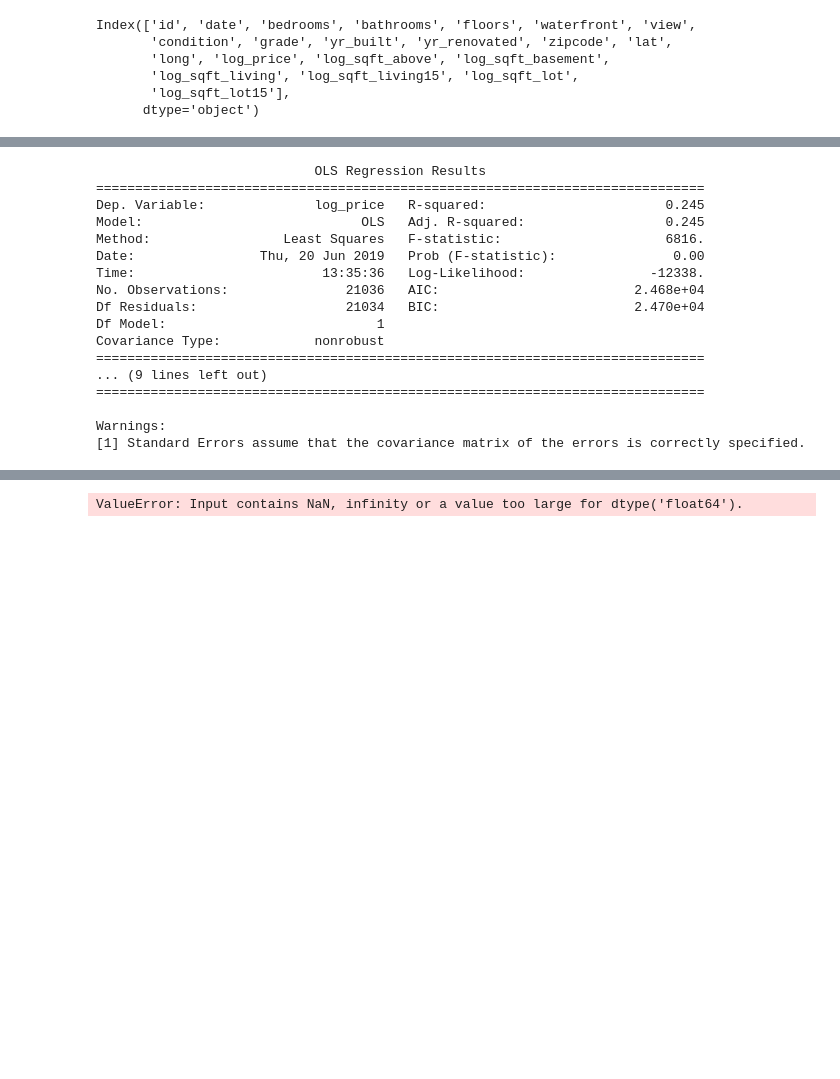
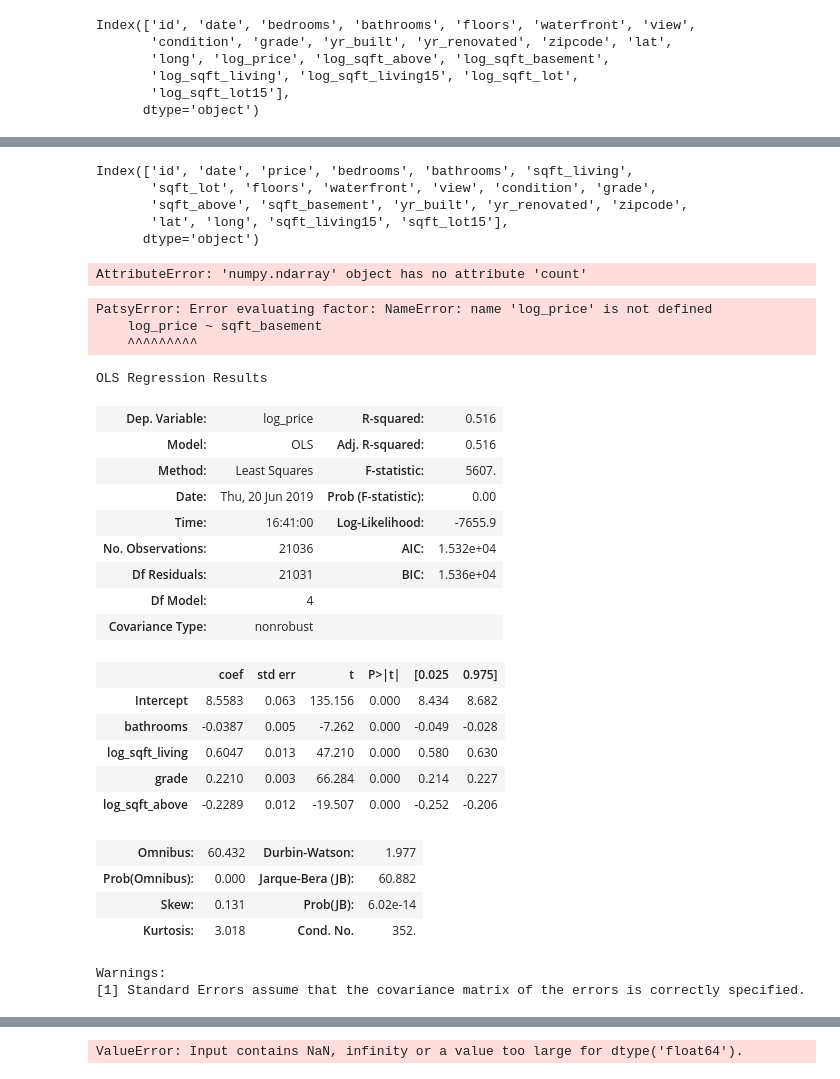
Before and after one commit to matt8955/Mod-1-project, a Jupyter notebook: matt_cleaned_data.ipynb, the cells around one changed output, grey strips where cells are left out. Drawn from its saved outputs; the diff is of its cells as text; code cells hidden in the pictures; blank space fills up the shorter version.

```diff
--- a/matt_cleaned_data.ipynb
+++ b/matt_cleaned_data.ipynb
@@ -215,3 +197,5 @@ sns.heatmap(abs(df.corr()), cmap = 'BuPu', linewidths=.5)
 # %% [output]
 <matplotlib.axes._subplots.AxesSubplot at 0x...>
 [figure]
+# %%
+df = df[['long', 'lat' ,'price']]
@@ -240,6 +226,8 @@ f.jarque_bera('log_price', df)
 # %% [output]
 0
 [figure]
+# %%
+df['view'] = df['view'].replace(0.0, np.nan)
 # %%
 f.partial_regress('log_price', df)
 # %% [output]
@@ -259,0 +245,9 @@ AttributeError: 'DataFrame' object has no attribute 'prize'
+# %%
+#heatmap of lat/long at house prices?
+df= df.loc[: ,13:14]
+# df.info()
+# corr = df.corr()
+# sns.heatmap(corr)
+# sns.heatmap(abs(df['lat','long'].corr()), cmap = 'BuPu', linewidths=.5)
+# c = corr(df.lat , df.long)
+# sns.heatmap((df['lat', 'long'], cmap = 'BuPu', linewidths=.5)
@@ -278,24 +268,52 @@ array([ True,  True,  True, False, False])
+# %%
+df.columns
+# %% [output]
+Index(['id', 'date', 'price', 'bedrooms', 'bathrooms', 'sqft_living',
+       'sqft_lot', 'floors', 'waterfront', 'view', 'condition', 'grade',
+       'sqft_above', 'sqft_basement', 'yr_built', 'yr_renovated', 'zipcode',
+       'lat', 'long', 'sqft_living15', 'sqft_lot15'],
+      dtype='object')
+# %%
+df.view.values.count()
+# %% [output]
+AttributeError: 'numpy.ndarray' object has no attribute 'count'
 # %%
 
 import statsmodels.formula.api as smf
 
-model = smf.ols('log_price ~ bathrooms', df).fit()
+model = smf.ols('log_price ~ bedrooms + bathrooms +sqft_living +
+       sqft_lot +floors + waterfront + view + condition + grade +
+        sqft_above + sqft_basement + yr_built + yr_renovated').fit()
 print(model.summary())
 # %% [output]
-                            OLS Regression Results
-==============================================================================
-Dep. Variable:              log_price   R-squared:                       0.245
-Model:                            OLS   Adj. R-squared:                  0.245
-Method:                 Least Squares   F-statistic:                     6816.
-Date:                Thu, 20 Jun 2019   Prob (F-statistic):               0.00
-Time:                        13:35:36   Log-Likelihood:                -12338.
-No. Observations:               21036   AIC:                         2.468e+04
-Df Residuals:                   21034   BIC:                         2.470e+04
-Df Model:                           1
-Covariance Type:            nonrobust
-==============================================================================
-... (9 lines left out)
-==============================================================================
-
-Warnings:
-[1] Standard Errors assume that the covariance matrix of the errors is correctly specified.
+PatsyError: Error evaluating factor: NameError: name 'log_price' is not defined
+    log_price ~ sqft_basement
+    ^^^^^^^^^
+# %%
+import statsmodels.formula.api as smf
+
+price_vs_bathrooms = smf.ols(formula = 'log_price~bathrooms+log_sqft_living+grade+log_sqft_above',data=df).fit()
+price_vs_bathrooms.summary()
+# %% [output]
+OLS Regression Results
+| Dep. Variable: | log_price | R-squared: | 0.516 |
+| Model: | OLS | Adj. R-squared: | 0.516 |
+| Method: | Least Squares | F-statistic: | 5607. |
+| Date: | Thu, 20 Jun 2019 | Prob (F-statistic): | 0.00 |
+| Time: | 16:41:00 | Log-Likelihood: | -7655.9 |
+| No. Observations: | 21036 | AIC: | 1.532e+04 |
+| Df Residuals: | 21031 | BIC: | 1.536e+04 |
+| Df Model: | 4 |  |  |
+| Covariance Type: | nonrobust |  |  |
+|  | coef | std err | t | P>|t| | [0.025 | 0.975] |
+| Intercept | 8.5583 | 0.063 | 135.156 | 0.000 | 8.434 | 8.682 |
+| bathrooms | -0.0387 | 0.005 | -7.262 | 0.000 | -0.049 | -0.028 |
+| log_sqft_living | 0.6047 | 0.013 | 47.210 | 0.000 | 0.580 | 0.630 |
+| grade | 0.2210 | 0.003 | 66.284 | 0.000 | 0.214 | 0.227 |
+| log_sqft_above | -0.2289 | 0.012 | -19.507 | 0.000 | -0.252 | -0.206 |
+| Omnibus: | 60.432 | Durbin-Watson: | 1.977 |
+| Prob(Omnibus): | 0.000 | Jarque-Bera (JB): | 60.882 |
+| Skew: | 0.131 | Prob(JB): | 6.02e-14 |
+| Kurtosis: | 3.018 | Cond. No. | 352. |
+Warnings:
+[1] Standard Errors assume that the covariance matrix of the errors is correctly specified.
```
Also changed, not shown: parts of 17 cells of this notebook, 3 other files.
